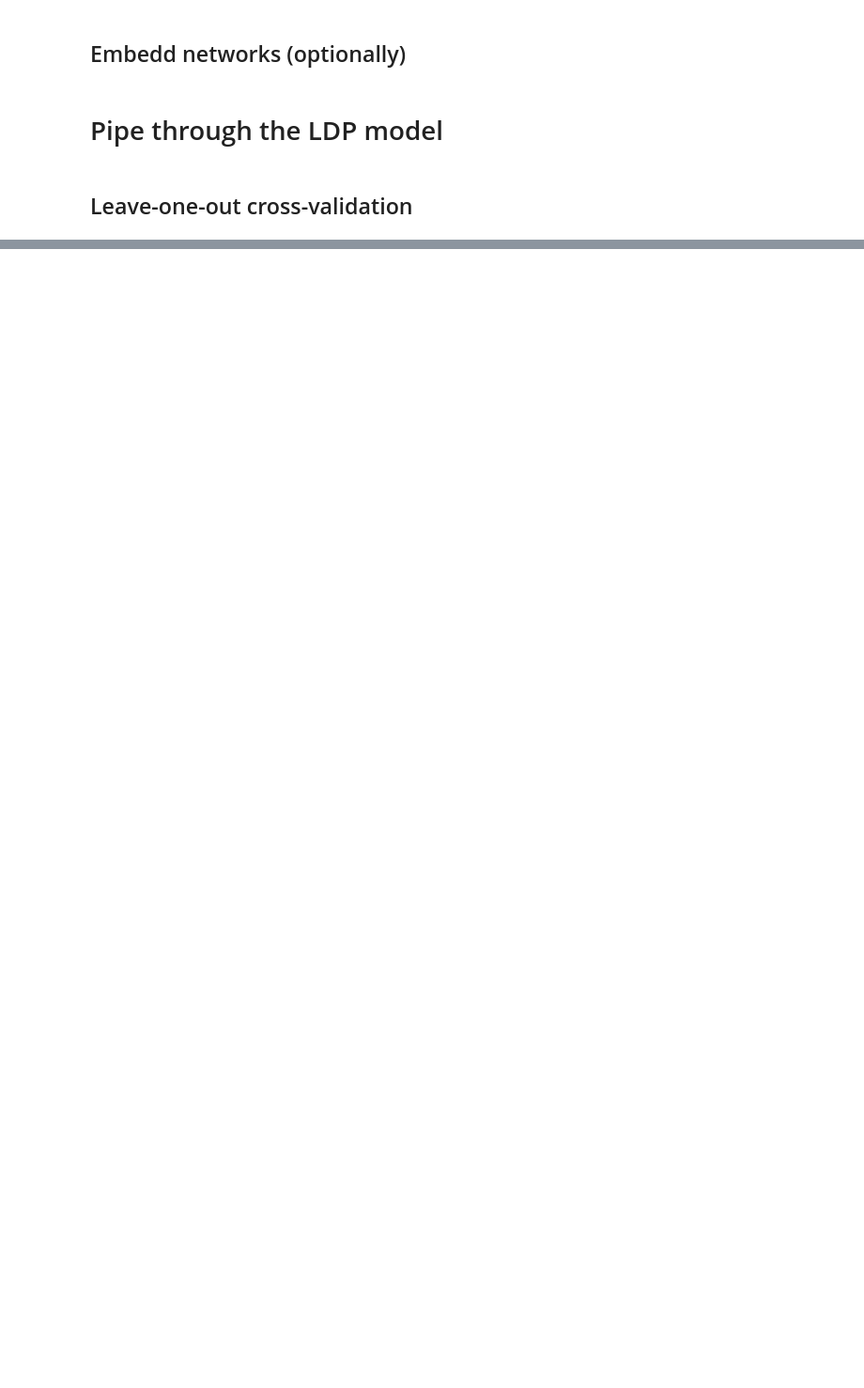
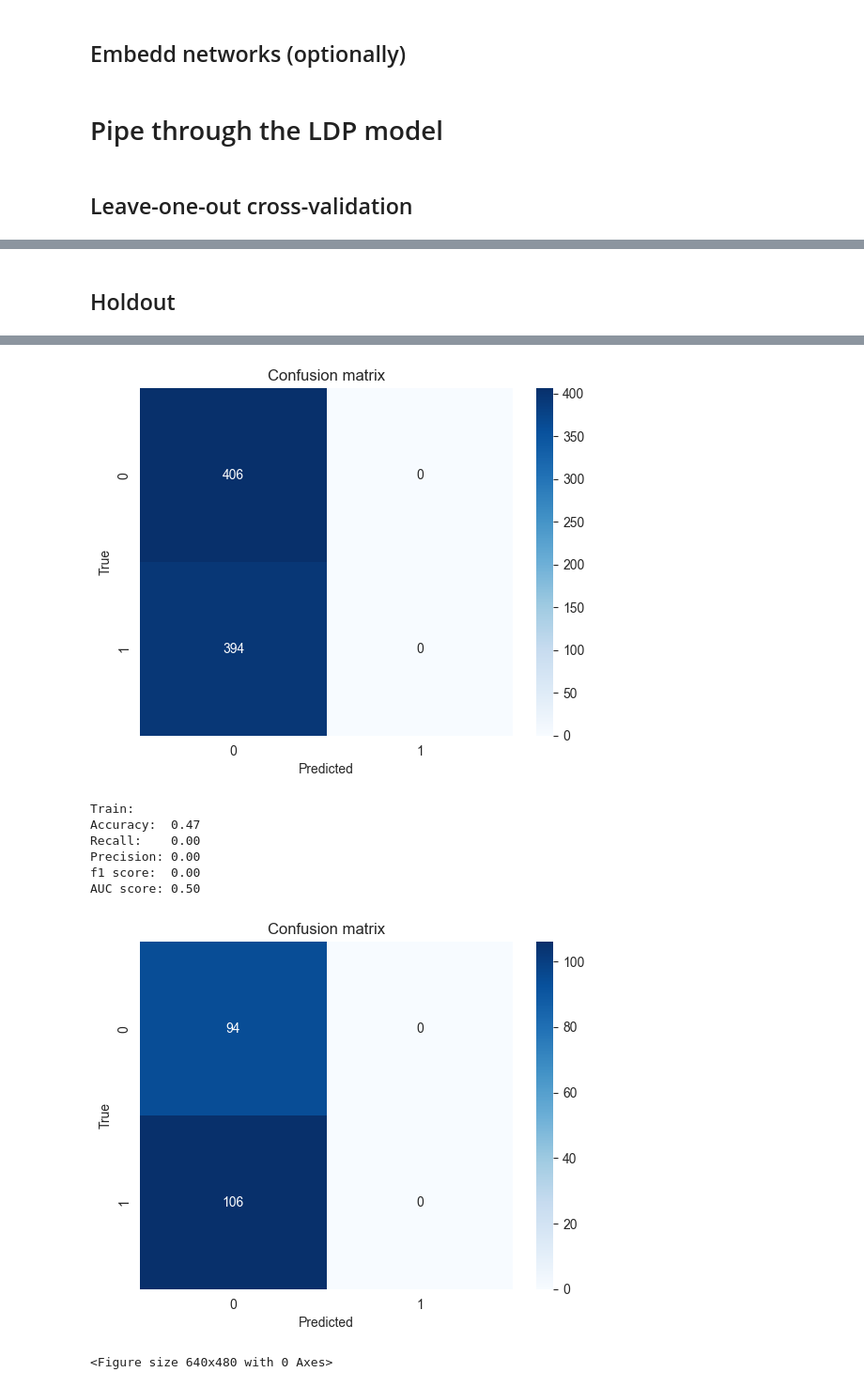
Before and after one commit to Wotaker/masters-thesis, a Jupyter notebook: master_thesis/training/train.ipynb, the cells around one changed output, grey strips where cells are left out. Shown at 94% size. Cells and saved outputs as stored; diff of their text form; code cells hidden in the pictures; blank space fills up the shorter version.

```diff
--- a/master_thesis/training/train.ipynb
+++ b/master_thesis/training/train.ipynb
@@ -93,0 +85,33 @@ Train AUC: 0.99
+# %% [markdown]
+## Holdout
+# %%
+holdout_size = 0.2
+holdout_size = int(holdout_size * len(X))
+
+# Define accumulator lists
+y_gold_acc, y_hat_acc = [], []
+
+# Shuffle data
+idx = np.arange(len(X))
+np.random.shuffle(idx)
+X = [X[i] for i in idx]
+y = [y[i] for i in idx]
+
+# Split data
+X_train, X_test = X[:-holdout_size], X[-holdout_size:]
+y_train, y_test = y[:-holdout_size], y[-holdout_size:]
+
+# Train model
+model = UndirectedGCNModel()
+model.fit(X_train, y_train)
+
+# Predict
+y_hat_train = model.predict(X_train)
+y_hat_test = model.predict(X_test)
+
+# Evaluate classification
+print("Train:")
+model.evaluate(y_train, y_hat_train)
+print("Train:")
+model.evaluate(y_test, y_hat_test)
+# %% [output]
@@ -93,0 +134,9 @@ Train AUC: 0.99
+[figure, added]
+Train:
+Accuracy:  0.47
+Recall:    0.00
+Precision: 0.00
+f1 score:  0.00
+AUC score: 0.50
+[figure, added]
+<Figure size 640x480 with 0 Axes>
```
Also changed, not shown: parts of 8 cells of this notebook, 5 other files.
